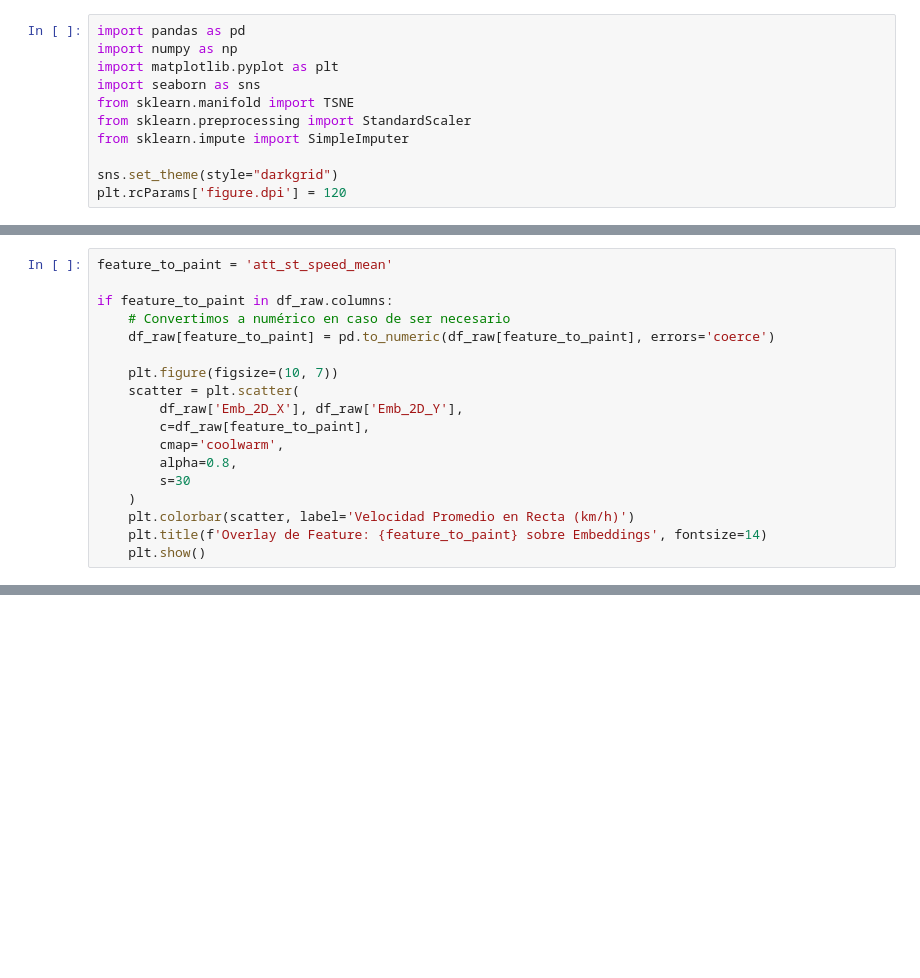
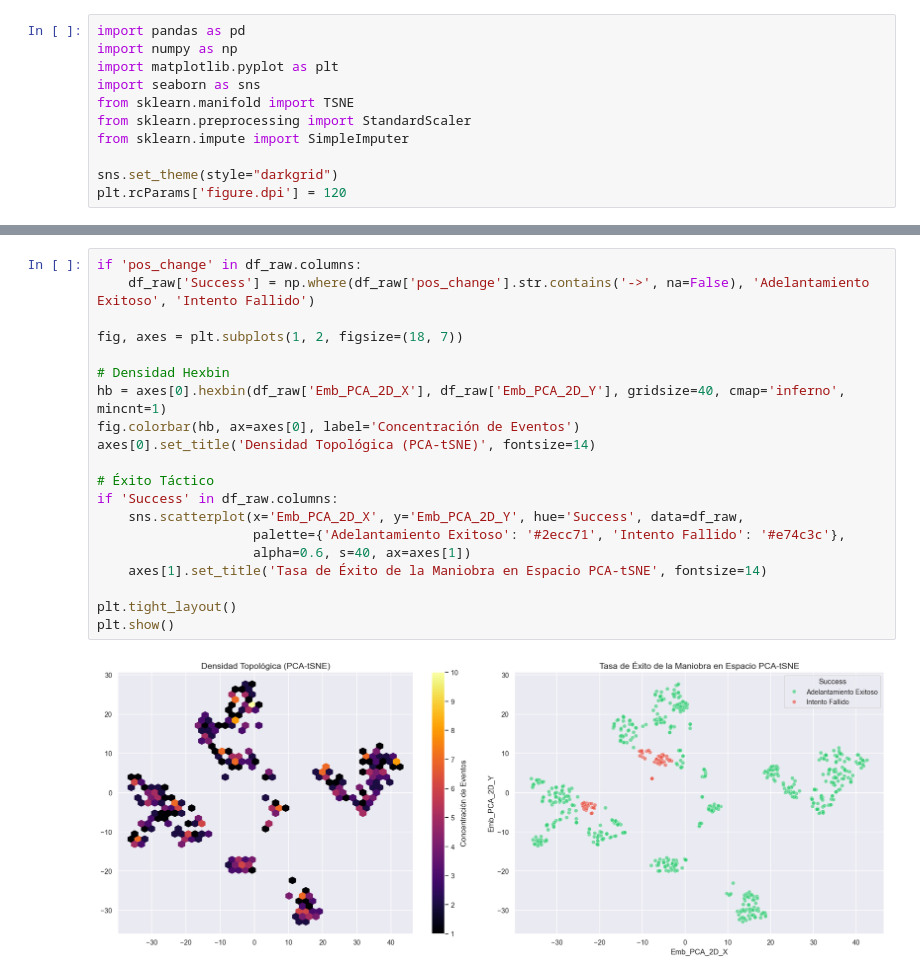
Before and after one commit to Machiz/F1-data-project, a Jupyter notebook: project/notebooks/dimensionality reduction/tSNE_Embeddings_Manifold_Learning.ipynb, the cells around one changed output, grey strips where cells are left out. Saved outputs shown, nothing was run; the diff lists cells and outputs as text; blank space fills up the shorter version.

```diff
--- a/project/notebooks/dimensionality reduction/tSNE_Embeddings_Manifold_Learning.ipynb
+++ b/project/notebooks/dimensionality reduction/tSNE_Embeddings_Manifold_Learning.ipynb
@@ -119,18 +97,0 @@ Coloreamos el embedding en base a una variable contínua de la telemetría para
-# %%
-feature_to_paint = 'att_st_speed_mean'
-
-if feature_to_paint in df_raw.columns:
-    # Convertimos a numérico en caso de ser necesario
-    df_raw[feature_to_paint] = pd.to_numeric(df_raw[feature_to_paint], errors='coerce')
-
-    plt.figure(figsize=(10, 7))
-    scatter = plt.scatter(
-        df_raw['Emb_2D_X'], df_raw['Emb_2D_Y'],
-        c=df_raw[feature_to_paint],
-        cmap='coolwarm',
-        alpha=0.8,
-        s=30
-    )
-    plt.colorbar(scatter, label='Velocidad Promedio en Recta (km/h)')
-    plt.title(f'Overlay de Feature: {feature_to_paint} sobre Embeddings', fontsize=14)
-    plt.show()
@@ -139,0 +105,22 @@ Un embedding 3D reduce el apelotonamiento (crowding problem) permitiendo desenre
+# %%
+if 'pos_change' in df_raw.columns:
+    df_raw['Success'] = np.where(df_raw['pos_change'].str.contains('->', na=False), 'Adelantamiento Exitoso', 'Intento Fallido')
+
+fig, axes = plt.subplots(1, 2, figsize=(18, 7))
+
+# Densidad Hexbin
+hb = axes[0].hexbin(df_raw['Emb_PCA_2D_X'], df_raw['Emb_PCA_2D_Y'], gridsize=40, cmap='inferno', mincnt=1)
+fig.colorbar(hb, ax=axes[0], label='Concentración de Eventos')
+axes[0].set_title('Densidad Topológica (PCA-tSNE)', fontsize=14)
+
+# Éxito Táctico
+if 'Success' in df_raw.columns:
+    sns.scatterplot(x='Emb_PCA_2D_X', y='Emb_PCA_2D_Y', hue='Success', data=df_raw,
+                    palette={'Adelantamiento Exitoso': '#2ecc71', 'Intento Fallido': '#e74c3c'},
+                    alpha=0.6, s=40, ax=axes[1])
+    axes[1].set_title('Tasa de Éxito de la Maniobra en Espacio PCA-tSNE', fontsize=14)
+
+plt.tight_layout()
+plt.show()
+# %% [output]
+[figure, added]
```
Also changed, not shown: parts of 25 cells of this notebook, 2 other files.
